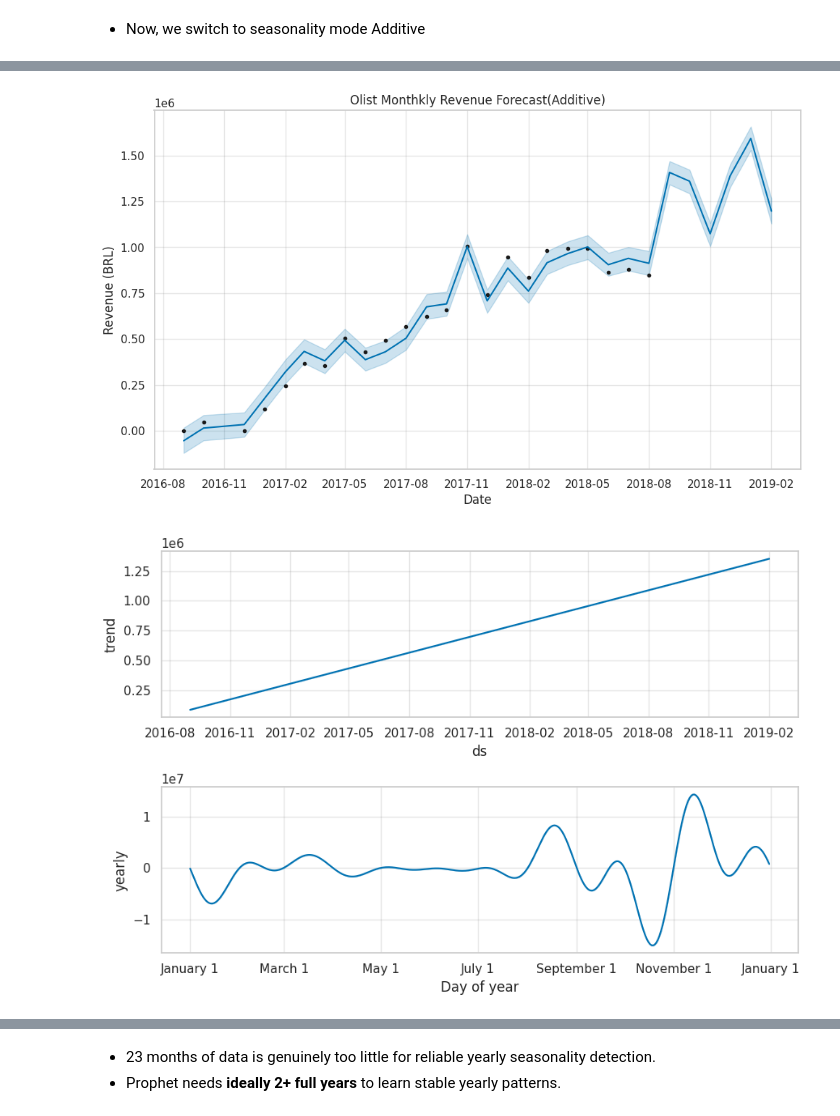
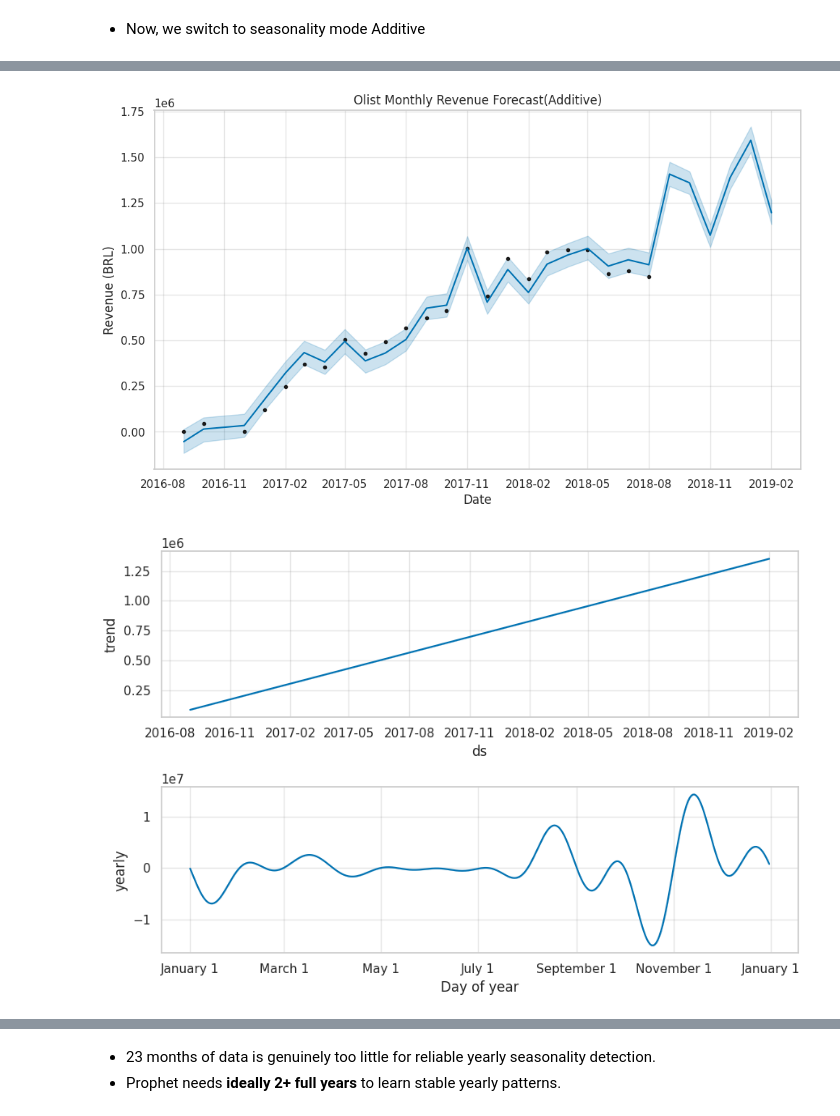
Before and after one commit to SaiShashankG/Olist_Brazilian, a Jupyter notebook: notebooks/visualization.ipynb, the cells around one changed output, grey strips where cells are left out. Saved outputs shown, nothing was run; the diff lists cells and outputs as text; code cells hidden in the pictures.

```diff
--- a/visualization.ipynb
+++ b/notebooks/visualization.ipynb
@@ -494,15 +494,15 @@ future3=model3.make_future_dataframe(periods=6, freq="MS")
 forecast3=model3.predict(future3)
 # %%
 fig1=model3.plot(forecast3)
-plt.title('Olist Monthkly Revenue Forecast(Additive)')
+plt.title('Olist Monthly Revenue Forecast(Additive)')
 plt.xlabel('Date')
 plt.ylabel('Revenue (BRL)')
 plt.show()
 
 fig2=model3.plot_components(forecast3)
 plt.show()
 # %% [output]
-[figure, old version]
+[figure, new version]
 [figure]
 # %%
 forecast3.head()
```
Also changed, not shown: parts of 23 cells of this notebook, 2 other files.
